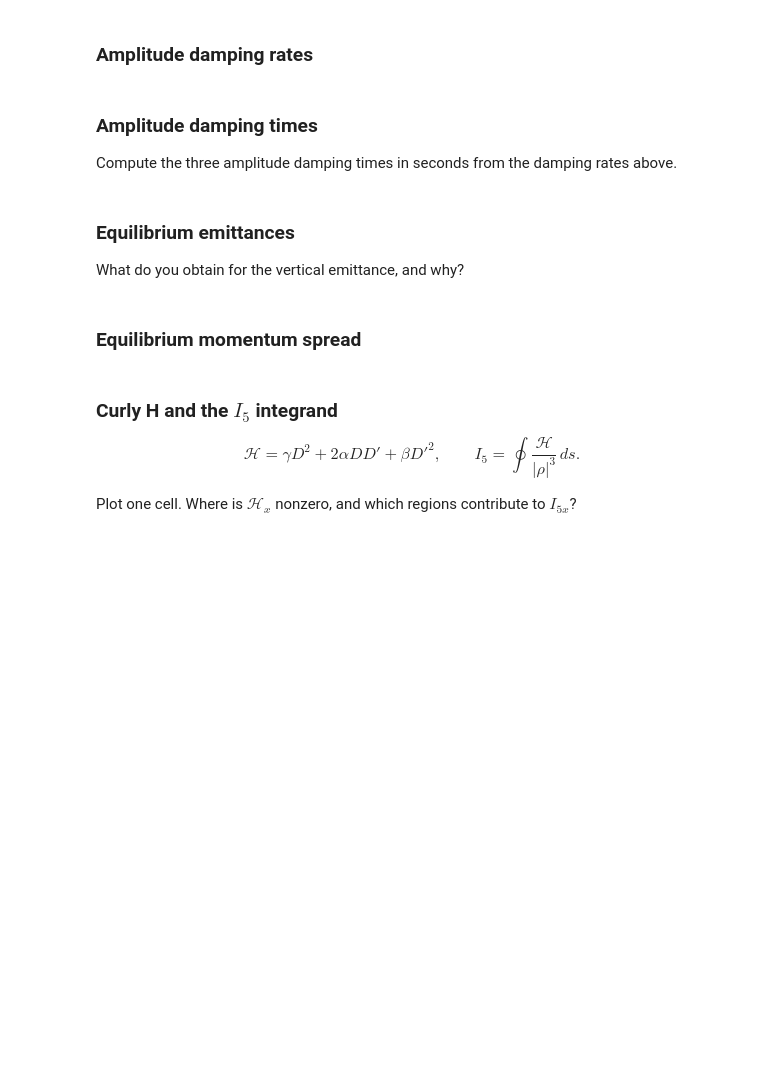
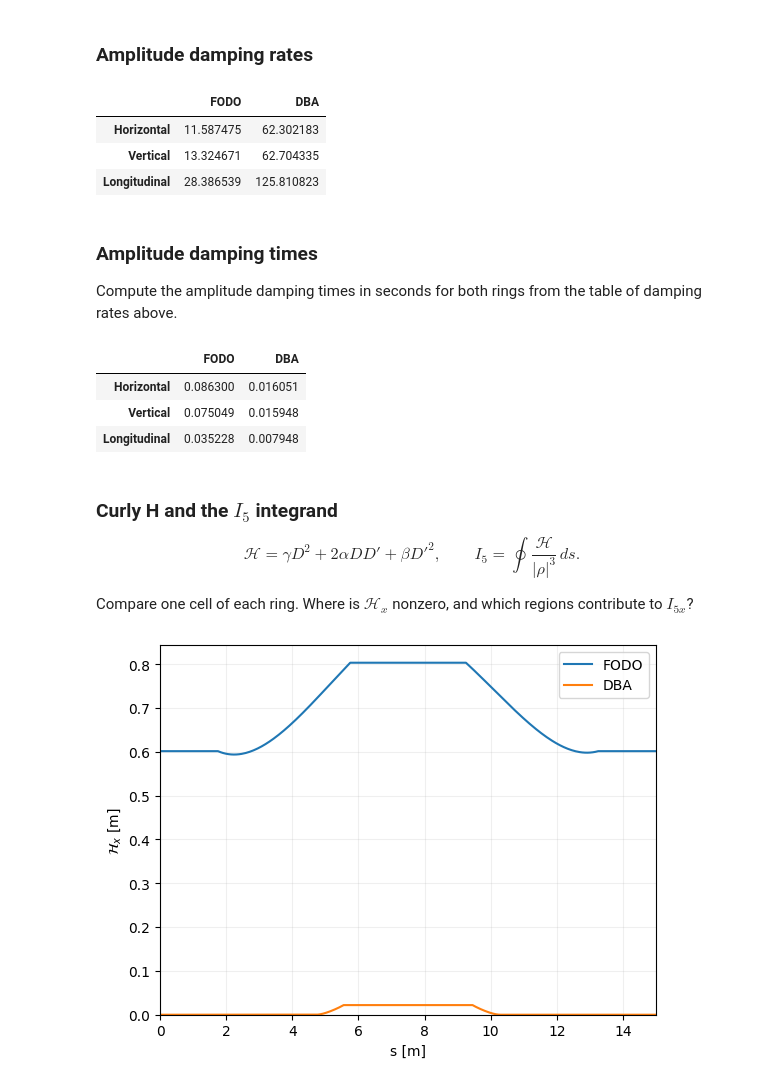
Before and after one commit to xsuite/tutorial_cas_ee_coll_and_ls, a Jupyter notebook: 01_synchrotron_design_and_comparison/solution_03_radiation_integrals.ipynb, the cells around one changed output. Drawn from its saved outputs; the diff is of its cells as text; code cells hidden in the pictures; blank space fills up the shorter version.

Commit message:
Compare FODO and DBA radiation equilibrium with explicit steps

```diff
--- a/01_synchrotron_design_and_comparison/solution_03_radiation_integrals.ipynb
+++ b/01_synchrotron_design_and_comparison/solution_03_radiation_integrals.ipynb
@@ -15,3 +17,3 @@ import xtrack as xt
-# %%
-lattice_file = 'ring_fodo.json' # or 'ring_dba.json'
-ring = xt.load(lattice_file)
+# %%
+ring_fodo = xt.load('ring_fodo.json')
+ring_dba = xt.load('ring_dba.json')
@@ -22,10 +27,15 @@ See the [radiation-integral outputs in the Xsuite reference](https://xsuite.read
 
 See [Section 9.3 — "Radiation integrals" in the Xsuite physics manual](https://xsuite.github.io/xsuite/docs/physics_manual/physics_man.pdf#page=142) for the relations between radiation integrals, equilibrium emittances, energy loss, and damping rates. Damping times are the reciprocals of the amplitude damping rates.
 # %%
-# Use a sliced copy to sample the optics inside the magnets.
-ring_rad = ring.copy(shallow=True)
-ring_rad.slice_thick_elements(slicing_strategies=[
+# Use sliced copies to sample the optics inside the magnets.
+slicing_strategies = [
     xt.Strategy(slicing=None),
     xt.Strategy(slicing=xt.Uniform(100, mode='thick'), element_type=xt.Bend),
     xt.Strategy(slicing=xt.Uniform(2, mode='thick'), element_type=xt.Quadrupole),
-])
+]
+
+ring_fodo_rad = ring_fodo.copy(shallow=True)
+ring_fodo_rad.slice_thick_elements(slicing_strategies=slicing_strategies)
+
+ring_dba_rad = ring_dba.copy(shallow=True)
+ring_dba_rad.slice_thick_elements(slicing_strategies=slicing_strategies)
@@ -32,3 +60,4 @@ ring_rad.slice_thick_elements(slicing_strategies=[
 # %%
-# Compute twiss table with radiation integrals
-tw_rad = ring_rad.twiss4d(radiation_integrals=True)
+# Compute both Twiss tables with radiation integrals.
+tw_fodo = ring_fodo_rad.twiss4d(radiation_integrals=True)
+tw_dba = ring_dba_rad.twiss4d(radiation_integrals=True)
@@ -43,4 +92,23 @@ tw_rad.rad_int_damping_constant_x_s, tw_rad.rad_int_damping_constant_y_s, tw_rad
+# %%
+damping_rates = pd.DataFrame({
+    'FODO': {
+        'Horizontal': tw_fodo.rad_int_damping_constant_x_s,  # 1/s
+        'Vertical': tw_fodo.rad_int_damping_constant_y_s,  # 1/s
+        'Longitudinal': tw_fodo.rad_int_damping_constant_zeta_s,  # 1/s
+    },
+    'DBA': {
+        'Horizontal': tw_dba.rad_int_damping_constant_x_s,  # 1/s
+        'Vertical': tw_dba.rad_int_damping_constant_y_s,  # 1/s
+        'Longitudinal': tw_dba.rad_int_damping_constant_zeta_s,  # 1/s
+    },
+})
+damping_rates
+# %% [output]
+|  | FODO | DBA |
+| Horizontal | 11.587475 | 62.302183 |
+| Vertical | 13.324671 | 62.704335 |
+| Longitudinal | 28.386539 | 125.810823 |
 # %% [markdown]
 ### Amplitude damping times
 
-Compute the three amplitude damping times in seconds from the damping rates above.
+Compute the amplitude damping times in seconds for both rings from the table of damping rates above.
@@ -52,4 +114,0 @@ tau_x, tau_y, tau_s
-# %% [markdown]
-### Equilibrium emittances
-
-What do you obtain for the vertical emittance, and why?
@@ -60,2 +114,0 @@ tw_rad.rad_int_eq_gemitt_y  # m rad (geometric)
-# %% [markdown]
-### Equilibrium momentum spread
@@ -64,3 +115,11 @@ tw_rad.rad_int_sigma_delta  # dimensionless (RMS relative momentum spread)
+# %%
+damping_times = 1 / damping_rates  # s
+damping_times
+# %% [output]
+|  | FODO | DBA |
+| Horizontal | 0.086300 | 0.016051 |
+| Vertical | 0.075049 | 0.015948 |
+| Longitudinal | 0.035228 | 0.007948 |
 # %% [markdown]
 ### Curly H and the $I_5$ integrand
 
@@ -69,4 +128,4 @@ $$
 \qquad I_5=\oint\frac{\mathcal{H}}{|\rho|^3}\,ds.
 $$
 
-Plot one cell. Where is $\mathcal{H}_x$ nonzero, and which regions contribute to $I_{5x}$?
+Compare one cell of each ring. Where is $\mathcal{H}_x$ nonzero, and which regions contribute to $I_{5x}$?
@@ -79,0 +132,12 @@ plt.xlim(0, ring['l_cell'])
+# %%
+fig, ax = plt.subplots()
+ax.plot(tw_fodo.s, tw_fodo.rad_int_curly_hx, label='FODO')
+ax.plot(tw_dba.s, tw_dba.rad_int_curly_hx, label='DBA')
+ax.set_xlim(0, ring_fodo['l_cell'])
+ax.set_ylim(bottom=0)
+ax.set_xlabel('s [m]')
+ax.set_ylabel(r'$\mathcal{H}_x$ [m]')
+ax.legend()
+ax.grid(alpha=0.2)
+# %% [output]
+[figure, added]
```
Also changed, not shown: parts of 18 cells of this notebook, 1 other file.
